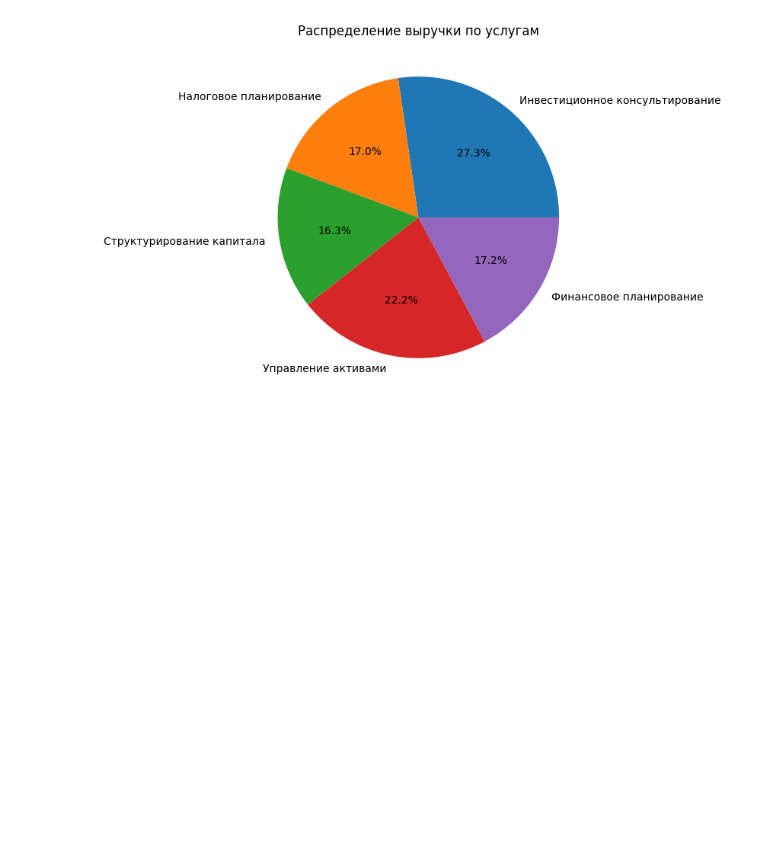
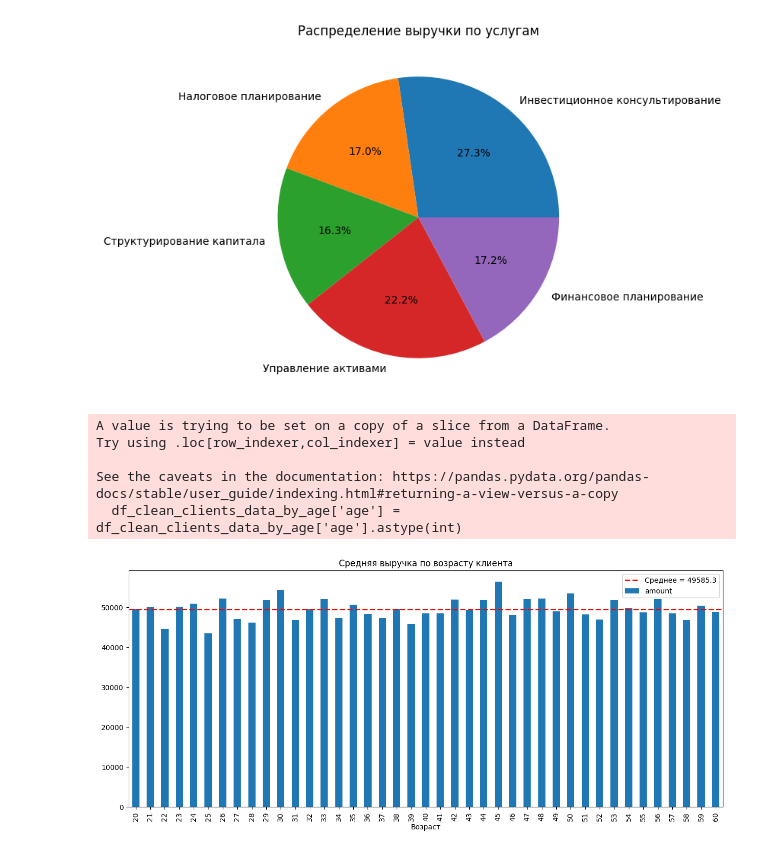
Before and after one commit to kostya63/aton, a Jupyter notebook: aton_test.ipynb, the cells around one changed output. Cells and saved outputs as stored; diff of their text form; code cells hidden in the pictures; blank space fills up the shorter version.

```diff
--- a/aton_test.ipynb
+++ b/aton_test.ipynb
@@ -8,3 +13,4 @@ import numpy as np
 # %%
-df_clients_data = pd.read_json('/home/aton/data/clients_data.json')
-df_transactions_data = pd.read_excel('/home/aton/data/transactions_data.xlsx')
+drive.mount('/content/drive')
+df_clients_data = pd.read_json('/content/drive/MyDrive/my_projects/aton/data/clients_data.json')
+df_transactions_data = pd.read_excel('/content/drive/MyDrive/my_projects/aton/data/transactions_data.xlsx')
@@ -281,3 +343,27 @@ plt.ylabel('')
 plt.show()
 # %% [output]
 [figure]
+# %%
+#4.2 Построить график зависимости средней суммы транзакции от возраста клиентов
+df_clean_clients_data_by_age = df_clean_clients_data.dropna(subset=['age'])
+df_clean_clients_data_by_age['age'] = df_clean_clients_data_by_age['age'].astype(int)
+age_sum = df_clean_transactions_data.merge(df_clean_clients_data_by_age[['id', 'age']], left_on='client_id', right_on='id', how='right').groupby('age')['amount'].mean()
+
+mean_val = age_sum.mean()
+
+ax = age_sum.plot.bar(figsize=(15, 6))
+
+ax.axhline(y=mean_val, color='red', linestyle='--', linewidth=2, label=f'Среднее = {mean_val:.1f}')
+ax.legend()
+
+plt.title('Средняя выручка по возрасту клиента')
+plt.ylabel('')
+plt.xlabel('Возраст')
+plt.show()
+# %% [output]
+A value is trying to be set on a copy of a slice from a DataFrame.
+Try using .loc[row_indexer,col_indexer] = value instead
+
+See the caveats in the documentation: https://pandas.pydata.org/pandas-docs/stable/user_guide/indexing.html#returning-a-view-versus-a-copy
+  df_clean_clients_data_by_age['age'] = df_clean_clients_data_by_age['age'].astype(int)
+[figure, added]
```
Also changed, not shown: parts of 24 cells of this notebook.
